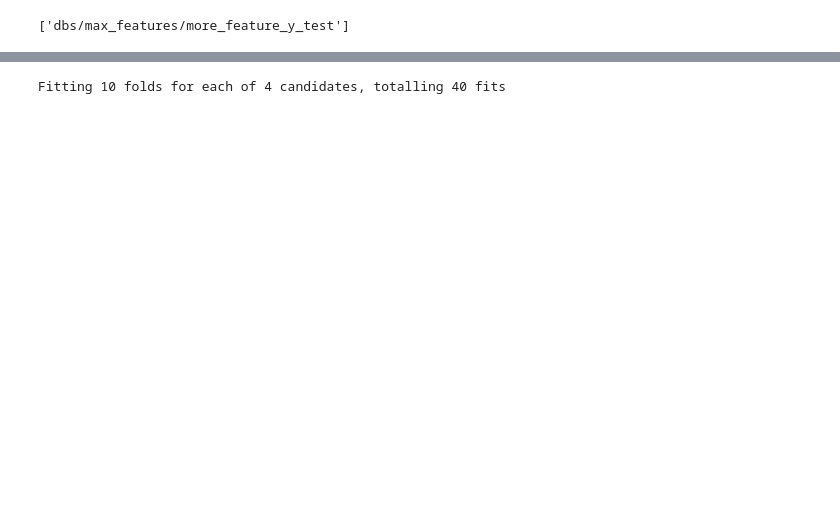
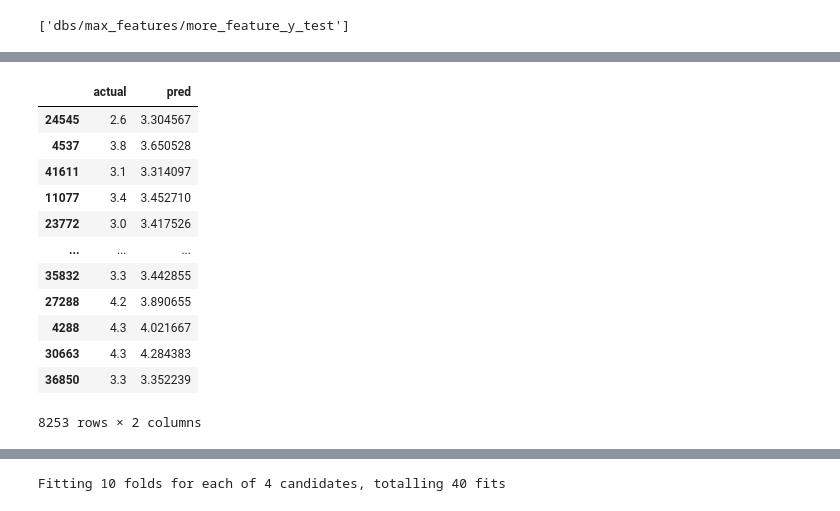
Before and after one commit to remre/datavisu, a Jupyter notebook: sample.ipynb, the cells around one changed output, grey strips where cells are left out. Cells and saved outputs as stored; diff of their text form; code cells hidden in the pictures; blank space fills up the shorter version.

```diff
--- a/sample.ipynb
+++ b/sample.ipynb
@@ -1192,3 +1170,20 @@ Feature names only support names that are all strings. Got feature names with dt
+# %%
+linear_res
+linear_res = pd.DataFrame({ "actual": y_test, "pred": y_pred_lr })
+# %% [output]
+|  | actual | pred |
+| 24545 | 2.6 | 3.304567 |
+| 4537 | 3.8 | 3.650528 |
+| 41611 | 3.1 | 3.314097 |
+| 11077 | 3.4 | 3.452710 |
+| 23772 | 3.0 | 3.417526 |
+| ... | ... | ... |
+| 35832 | 3.3 | 3.442855 |
+| 27288 | 4.2 | 3.890655 |
+| 4288 | 4.3 | 4.021667 |
+| 30663 | 4.3 | 4.284383 |
+| 36850 | 3.3 | 3.352239 |
+8253 rows × 2 columns
 # %%
 sgdReg = linear_model.SGDRegressor()
 sgdReg.fit(X_train,y_train)
```
Also changed, not shown: parts of 37 cells of this notebook.
